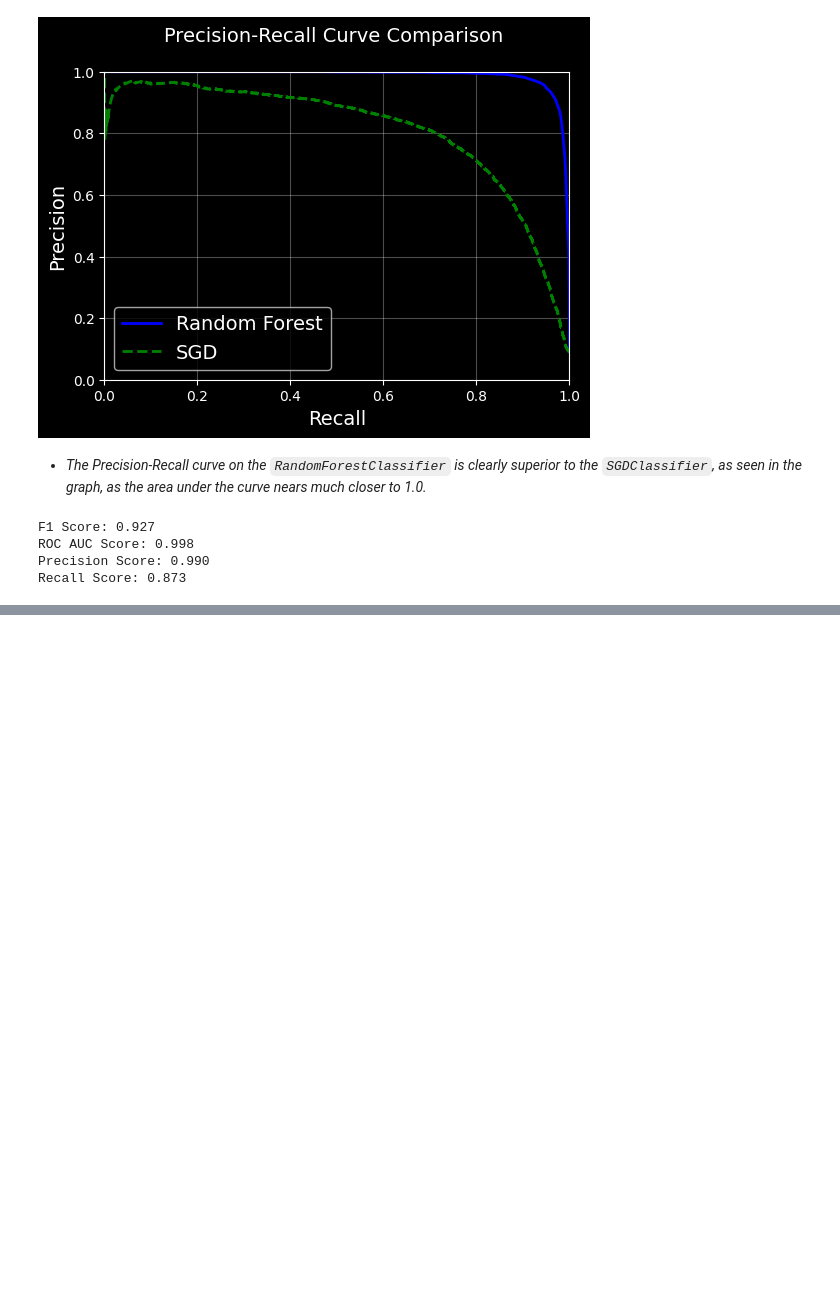
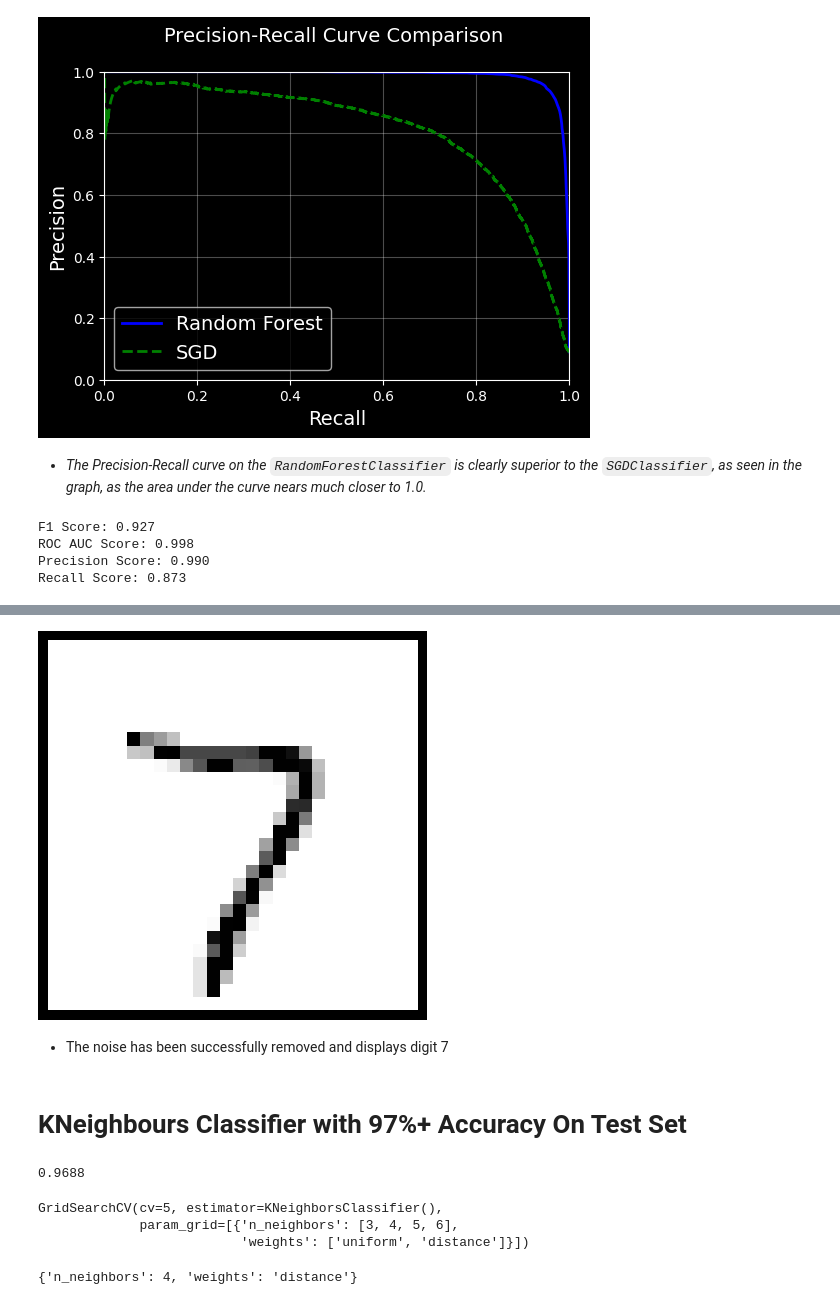
Before and after one commit to aaronhowellai/machine-learning-projects, a Jupyter notebook: 1_Week_Handwritten_Digits_Classification,_MNIST_Dataset,_ML,_Sklearn.ipynb, the cells around one changed output, grey strips where cells are left out. Saved outputs shown, nothing was run; the diff lists cells and outputs as text; code cells hidden in the pictures; blank space fills up the shorter version.

```diff
--- a/1_Week_Handwritten_Digits_Classification,_MNIST_Dataset,_ML,_Sklearn.ipynb
+++ b/1_Week_Handwritten_Digits_Classification,_MNIST_Dataset,_ML,_Sklearn.ipynb
@@ -646,0 +650,7 @@ Recall Score: 0.873
+# %%
+# example with kneighbours classifier
+y_train_large = (y_train >= '7')
+y_train_odd = (y_train.astype('int8') % 2 == 1)
+y_multilabel = np.c_[y_train_large, y_train_odd]
+knn_clf = KNeighborsClassifier()
+knn_clf.fit(X_train, y_multilabel)
@@ -646,0 +717,52 @@ Recall Score: 0.873
+# %%
+# create training and test sets by taking the MNIST images and adding noise to their pixel intensities with random numbers, with the target being the original images
+np.random.seed(random_state_val)
+noise1 = np.random.randint(0, 100, (len(X_train), 784))
+noise2 = np.random.randint(0, 100, (len(X_test), 784))
+X_train_mod = X_train + noise1
+X_test_mod = X_test + noise2
+y_train_mod = X_train
+y_test_mod = X_test
+# %%
+# train a classifier to denoise image
+knn_clf = KNeighborsClassifier()
+knn_clf.fit(X_train_mod, y_train_mod)
+clean_digit = knn_clf.predict([X_test_mod[0]]) # first image
+plot_digit(clean_digit)
+plt.show()
+# %% [output]
+[figure, added]
+# %% [markdown]
+* The noise has been successfully removed and displays digit 7
+# %% [markdown]
+# **KNeighbours Classifier with 97%+ Accuracy On Test Set**
+# %%
+knn = _clf = KNeighborsClassifier()
+knn_clf.fit(X_train, y_train)
+baseline_accuracy = knn_clf.score(X_test, y_test)
+baseline_accuracy
+# %% [output]
+0.9688
+# %%
+# tune hyperparameters, training on first 10,000 images
+param_grid = [
+    {'weights':["uniform", "distance"], "n_neighbors": [3,4,5,6]}
+]
+
+knn_clf = KNeighborsClassifier()
+grid_search = GridSearchCV(
+    knn_clf, param_grid, cv=5
+)
+grid_search.fit(
+    X_train[:10_000],
+    y_train[:10_000]
+)
+# %% [output]
+GridSearchCV(cv=5, estimator=KNeighborsClassifier(),
+             param_grid=[{'n_neighbors': [3, 4, 5, 6],
+                          'weights': ['uniform', 'distance']}])
+# %%
+# view the best hyperparameters
+grid_search.best_params_
+# %% [output]
+{'n_neighbors': 4, 'weights': 'distance'}
```
Also changed, not shown: parts of 26 cells of this notebook.
